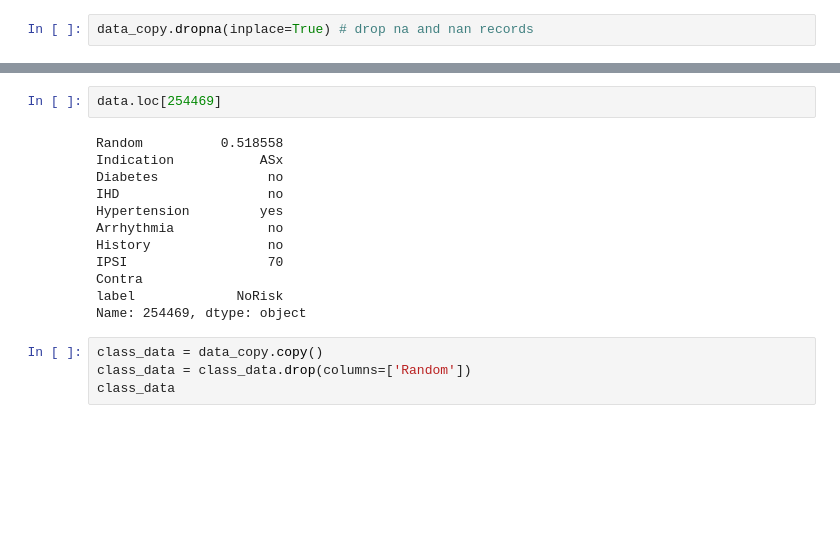
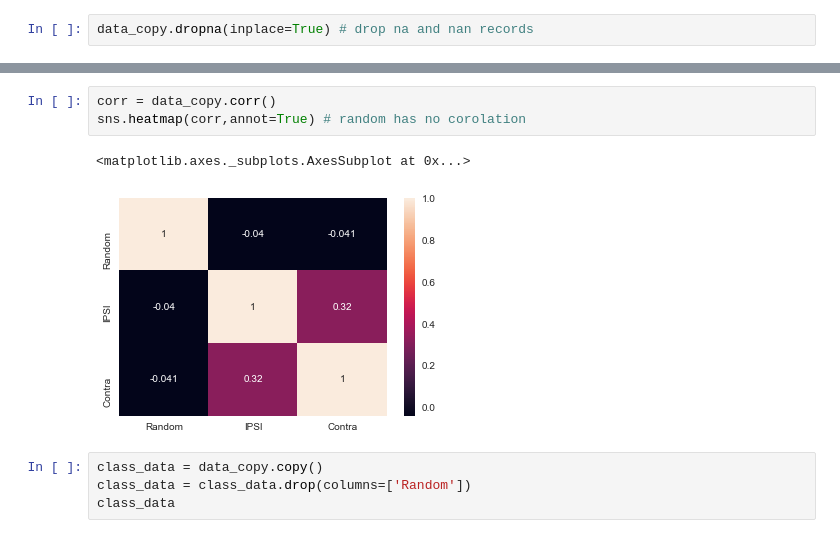
Before and after one commit to AntonyLeons/Data-Mining-ACW, a Jupyter notebook: Legacy_Data.ipynb, the cells around one changed output, grey strips where cells are left out. Saved outputs shown, nothing was run; the diff lists cells and outputs as text; blank space fills up the shorter version.

```diff
--- a/Legacy_Data.ipynb
+++ b/Legacy_Data.ipynb
@@ -233,20 +251,12 @@ data_copy.describe(include = 'all') # check 20 records removed
 | 50% | 0.517616 | NaN | NaN | NaN | NaN | NaN | NaN | 77.000000 | 50.000000 | NaN |
 | 75% | 0.754724 | NaN | NaN | NaN | NaN | NaN | NaN | 85.000000 | 85.000000 | NaN |
 | max | 0.999448 | NaN | NaN | NaN | NaN | NaN | NaN | 99.000000 | 100.000000 | NaN |
-# %%
-data.loc[254469]
-# %% [output]
-Random          0.518558
-Indication           ASx
-Diabetes              no
-IHD                   no
-Hypertension         yes
-Arrhythmia            no
-History               no
-IPSI                  70
-Contra
-label             NoRisk
-Name: 254469, dtype: object
+# %%
+corr = data_copy.corr()
+sns.heatmap(corr,annot=True) # random has no corolation
+# %% [output]
+<matplotlib.axes._subplots.AxesSubplot at 0x...>
+[figure, added]
 # %%
 class_data = data_copy.copy()
 class_data = class_data.drop(columns=['Random'])
```
Also changed, not shown: parts of 68 cells of this notebook, 3 other files.
